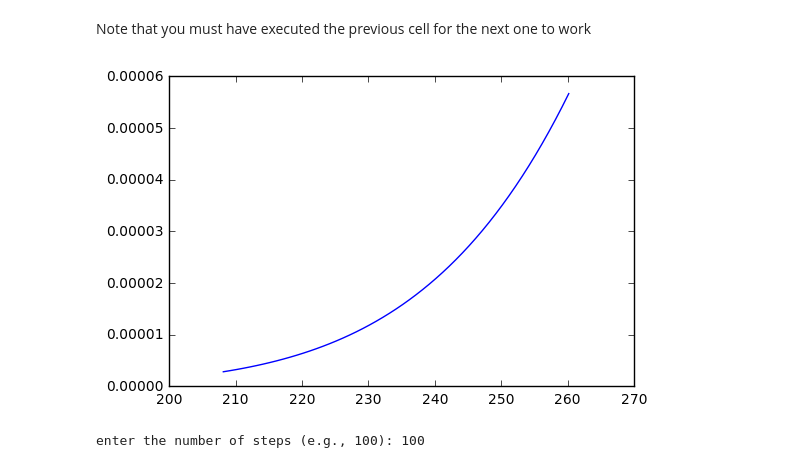
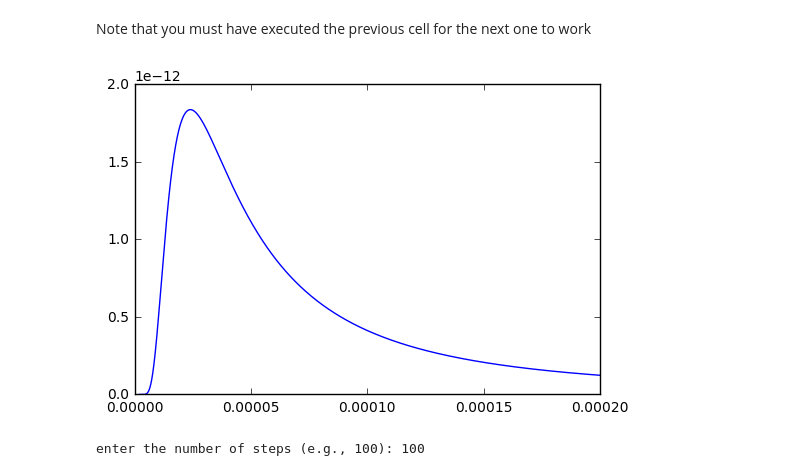
Before and after one commit to phys3112/intro, a Jupyter notebook: intro.ipynb, the cells around one changed output. Drawn from its saved outputs; the diff is of its cells as text; code cells hidden in the pictures.

```diff
--- a/intro.ipynb
+++ b/intro.ipynb
@@ -597,24 +604,23 @@ Note that you must have executed the previous cell for the next one to work
 # %%
 import matplotlib.pyplot as plt
 
 # Plot the planck function as a function of wavelength,
 # for a given temperature.
 
 t = 273.15 -60  # -60C
-wavelength = np.arange(2e-6, 5.5e-6, 0.01e-6)
-t = 273.15+ np.arange(-65, -12, 1)
-wavelength = 2.4e-6
+wavelength = np.arange(2e-6, 200e-6, 0.1e-6) # from 2 to 200 microns
+
+#t = 273.15+ np.arange(-65, -12, 1)
+#wavelength = 2.4e-6
+
 nu = c / wavelength
 
 bb = (2 * planck * nu**3)/(c**2 * (np.exp((planck * nu)/(boltzmann * t)) - 1.0))
-wavelength = 5e-6
-nu = c / wavelength
-bb2 = (2 * planck * nu**3)/(c**2 * (np.exp((planck * nu)/(boltzmann * t)) - 1.0))
 
-plt.plot(t, bb/bb2)
+plt.plot(wavelength, bb)
 plt.show()
 # %% [output]
-[figure, old version]
+[figure, new version]
 # %%
 # This example models (crudely) the temperature of the
 # earth as it reaches equilibrium with the radiation from the sun.
```
Also changed, not shown: parts of 10 cells of this notebook.
